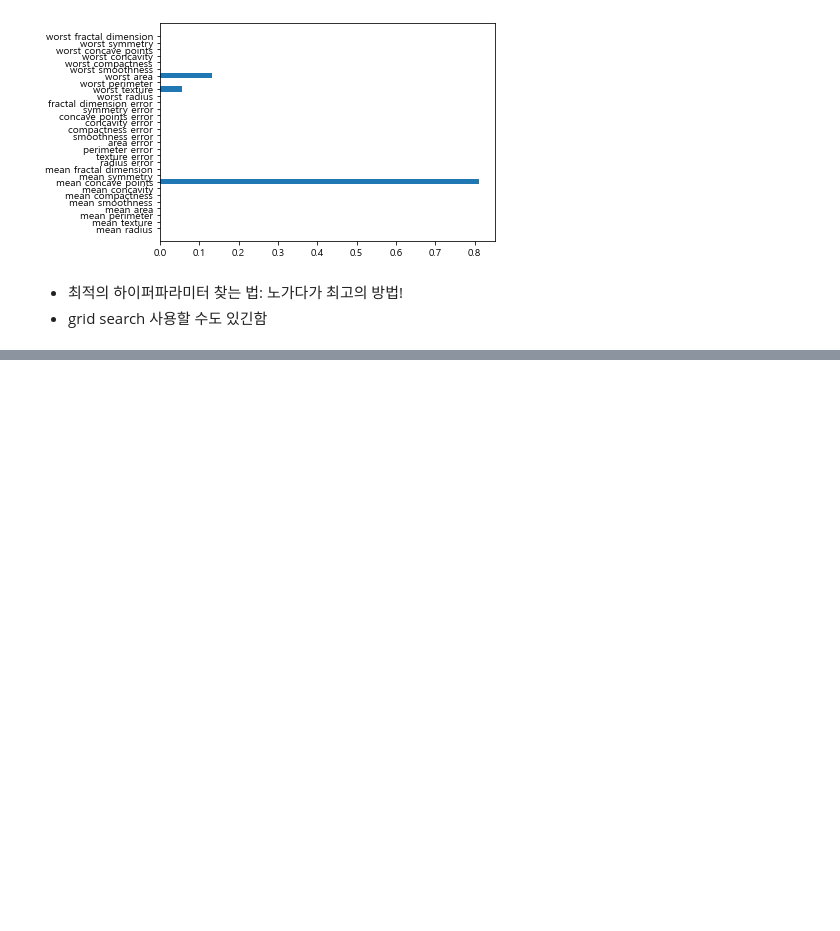
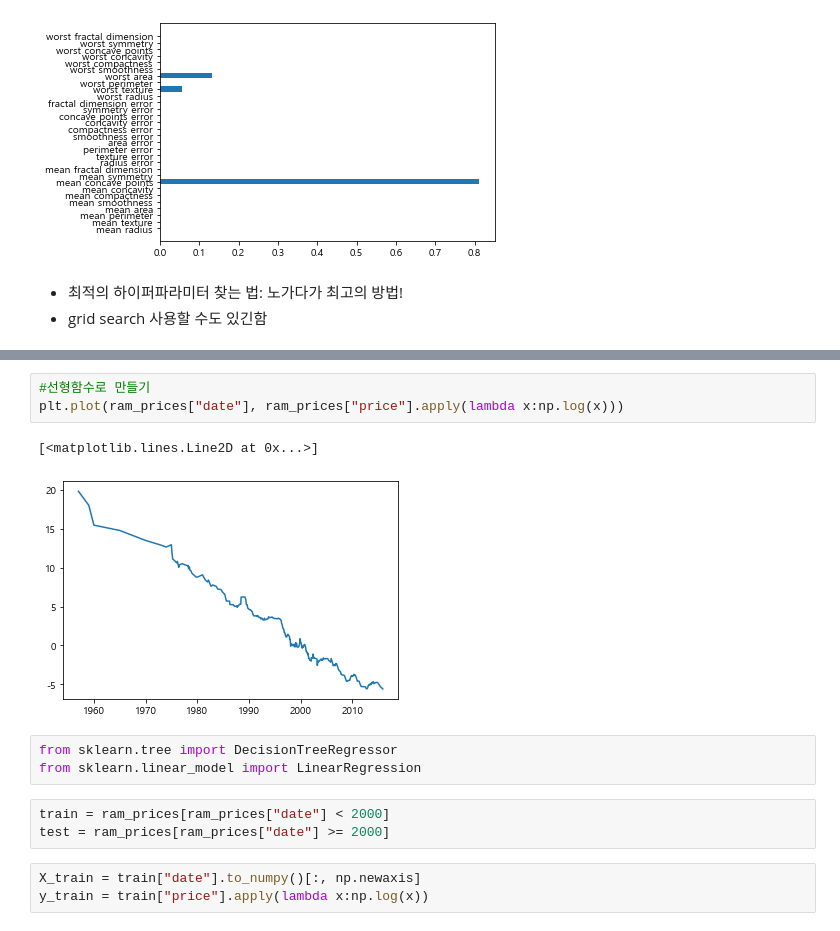
Before and after one commit to eeyeji/MachineLearning, a Jupyter notebook: 4일차/decisionTree.ipynb, the cells around one changed output, grey strips where cells are left out. Cells and saved outputs as stored; diff of their text form; blank space fills up the shorter version.

```diff
--- a/4일차/decisionTree.ipynb
+++ b/4일차/decisionTree.ipynb
@@ -122,0 +144,15 @@ plt.barh(x,y)
+# %%
+#선형함수로 만들기
+plt.plot(ram_prices["date"], ram_prices["price"].apply(lambda x:np.log(x)))
+# %% [output]
+[<matplotlib.lines.Line2D at 0x...>]
+[figure, added]
+# %%
+from sklearn.tree import DecisionTreeRegressor
+from sklearn.linear_model import LinearRegression
+# %%
+train = ram_prices[ram_prices["date"] < 2000]
+test = ram_prices[ram_prices["date"] >= 2000]
+# %%
+X_train = train["date"].to_numpy()[:, np.newaxis]
+y_train = train["price"].apply(lambda x:np.log(x))
```
Also changed, not shown: parts of 10 cells of this notebook, 2 other files.
